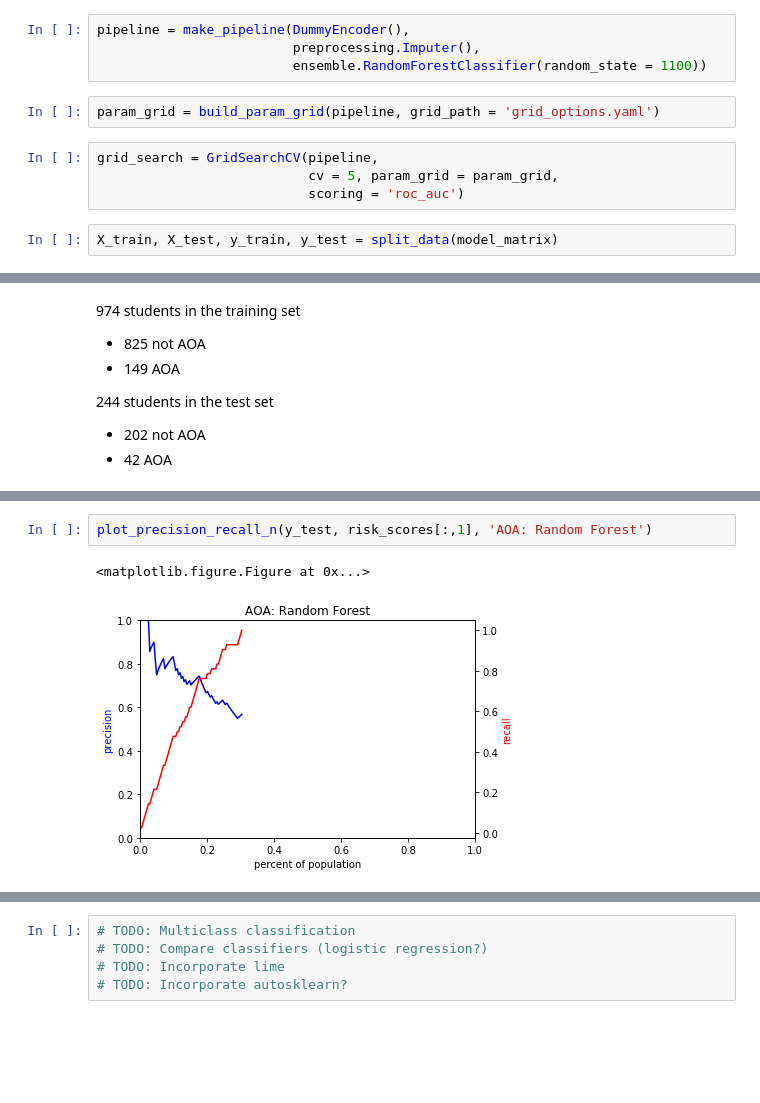
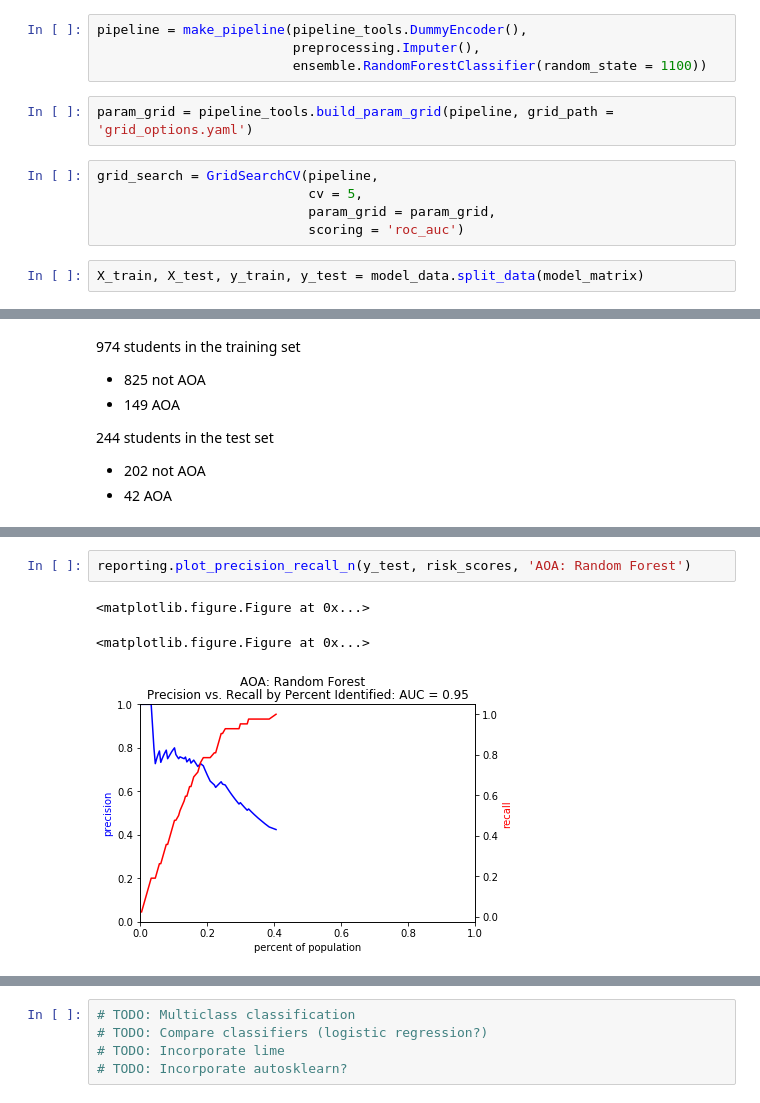
Before and after one commit to jgutman/eduanalytics, a Jupyter notebook: connecting_to_database_with_python.ipynb, the cells around one changed output, grey strips where cells are left out. Cells and saved outputs as stored; diff of their text form; blank space fills up the shorter version.

Commit message:
complete model run-through with aoa outcome and med school data as features

```diff
--- a/connecting_to_database_with_python.ipynb
+++ b/connecting_to_database_with_python.ipynb
@@ -56,17 +56,18 @@ model_matrix = get_data_for_modeling(engine, tbl_name)
 # %% [markdown]
 ## Fit a pipeline
 # %%
-pipeline = make_pipeline(DummyEncoder(),
+pipeline = make_pipeline(pipeline_tools.DummyEncoder(),
                          preprocessing.Imputer(),
                          ensemble.RandomForestClassifier(random_state = 1100))
 # %%
-param_grid = build_param_grid(pipeline, grid_path = 'grid_options.yaml')
+param_grid = pipeline_tools.build_param_grid(pipeline, grid_path = 'grid_options.yaml')
 # %%
 grid_search = GridSearchCV(pipeline,
-                           cv = 5, param_grid = param_grid,
+                           cv = 5,
+                           param_grid = param_grid,
                            scoring = 'roc_auc')
 # %%
-X_train, X_test, y_train, y_test = split_data(model_matrix)
+X_train, X_test, y_train, y_test = model_data.split_data(model_matrix)
 # %%
 grid_search.fit(X_train, y_train)
 # %% [output]
@@ -172,5 +189,6 @@ plot_feature_importances(importances, std, indices, transformed_columns)
 # %%
-plot_precision_recall_n(y_test, risk_scores[:,1], 'AOA: Random Forest')
+reporting.plot_precision_recall_n(y_test, risk_scores, 'AOA: Random Forest')
 # %% [output]
 <matplotlib.figure.Figure at 0x...>
+<matplotlib.figure.Figure at 0x...>
-[figure, old version]
+[figure, new version]
```
Also changed, not shown: parts of 13 cells of this notebook, 2 other files.
